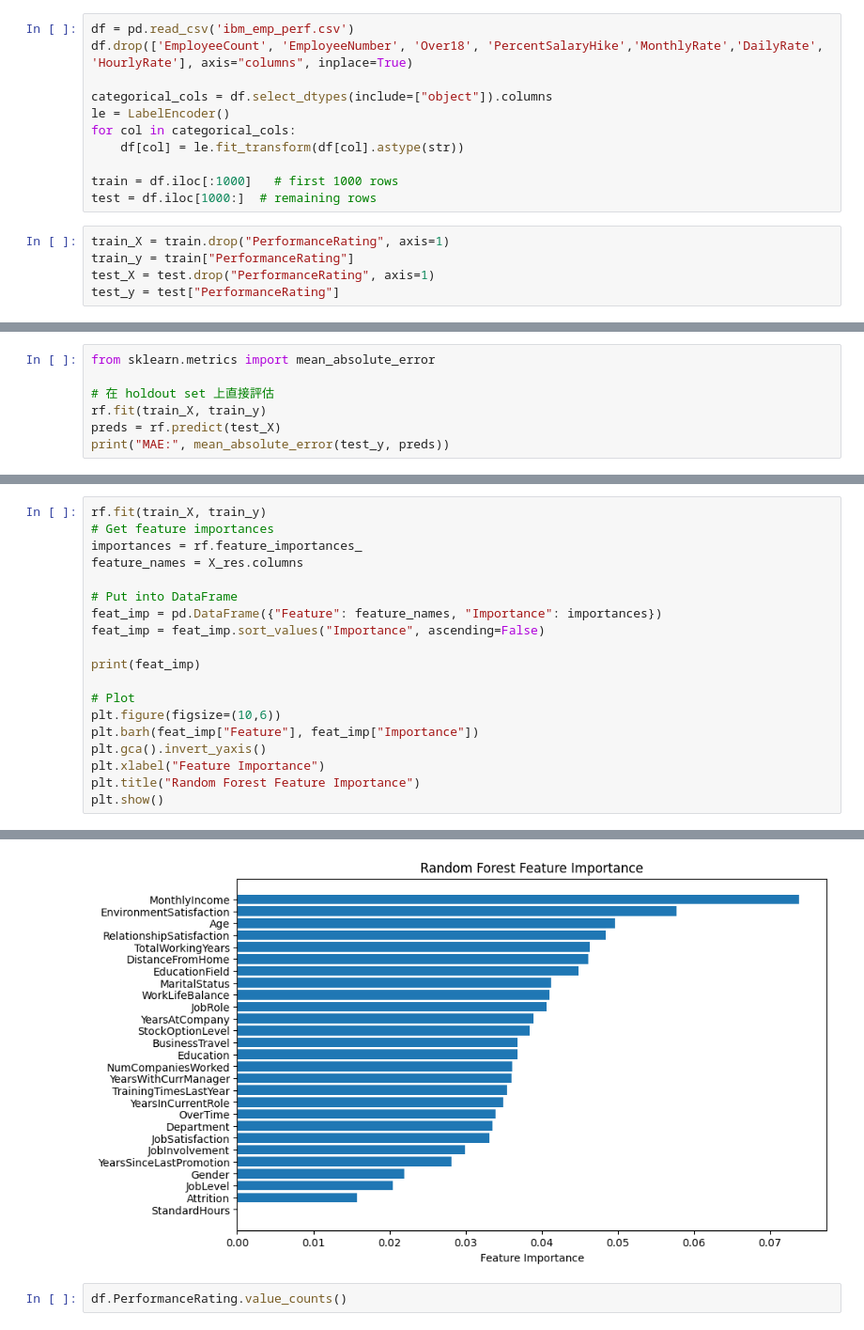
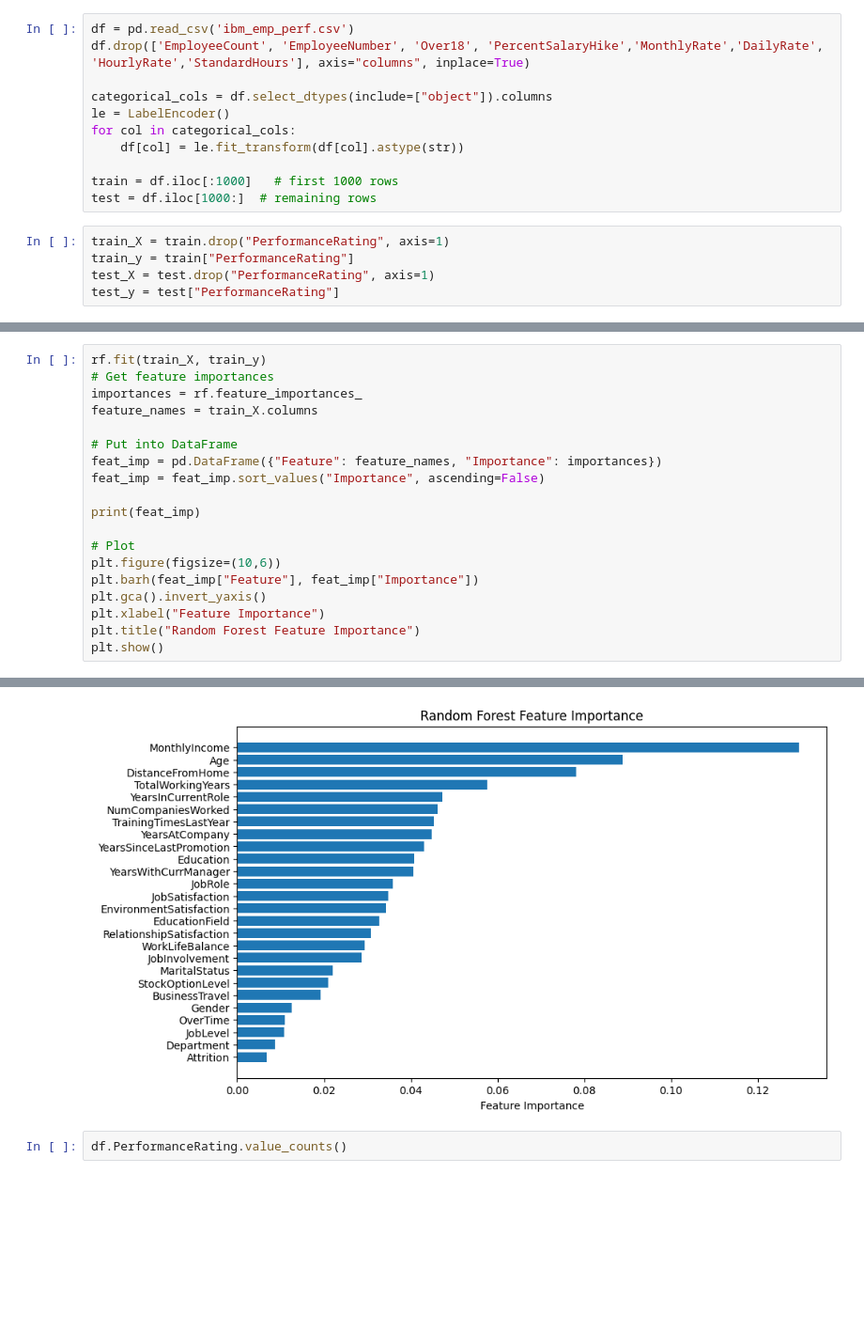
Before and after one commit to Sarah-Pan/Prediction-Model-Nudging, a Jupyter notebook: IBM_HR_Analytic.ipynb, the cells around one changed output, grey strips where cells are left out. Shown at 94% size. Drawn from its saved outputs; the diff is of its cells as text; blank space fills up the shorter version.

```diff
--- a/IBM_HR_Analytic.ipynb
+++ b/IBM_HR_Analytic.ipynb
@@ -19,7 +15,7 @@ len(df)
 1470
 # %%
 df = pd.read_csv('ibm_emp_perf.csv')
-df.drop(['EmployeeCount', 'EmployeeNumber', 'Over18', 'PercentSalaryHike','MonthlyRate','DailyRate', 'HourlyRate'], axis="columns", inplace=True)
+df.drop(['EmployeeCount', 'EmployeeNumber', 'Over18', 'PercentSalaryHike','MonthlyRate','DailyRate', 'HourlyRate','StandardHours'], axis="columns", inplace=True)
 
 categorical_cols = df.select_dtypes(include=["object"]).columns
 le = LabelEncoder()
@@ -89,7 +76,0 @@ Mean RMSE: 0.37262217005194775
-# %%
-from sklearn.metrics import mean_absolute_error
-
-# 在 holdout set 上直接評估
-rf.fit(train_X, train_y)
-preds = rf.predict(test_X)
-print("MAE:", mean_absolute_error(test_y, preds))
@@ -99,7 +78,7 @@ MAE: 0.2763936170212767
 rf.fit(train_X, train_y)
 # Get feature importances
 importances = rf.feature_importances_
-feature_names = X_res.columns
+feature_names = train_X.columns
 
 # Put into DataFrame
 feat_imp = pd.DataFrame({"Feature": feature_names, "Importance": importances})
@@ -135,4 +114,4 @@ plt.show()
-[figure, old version]
+[figure, new version]
 # %%
 df.PerformanceRating.value_counts()
 # %% [output]
```
Also changed, not shown: parts of 8 cells of this notebook.
